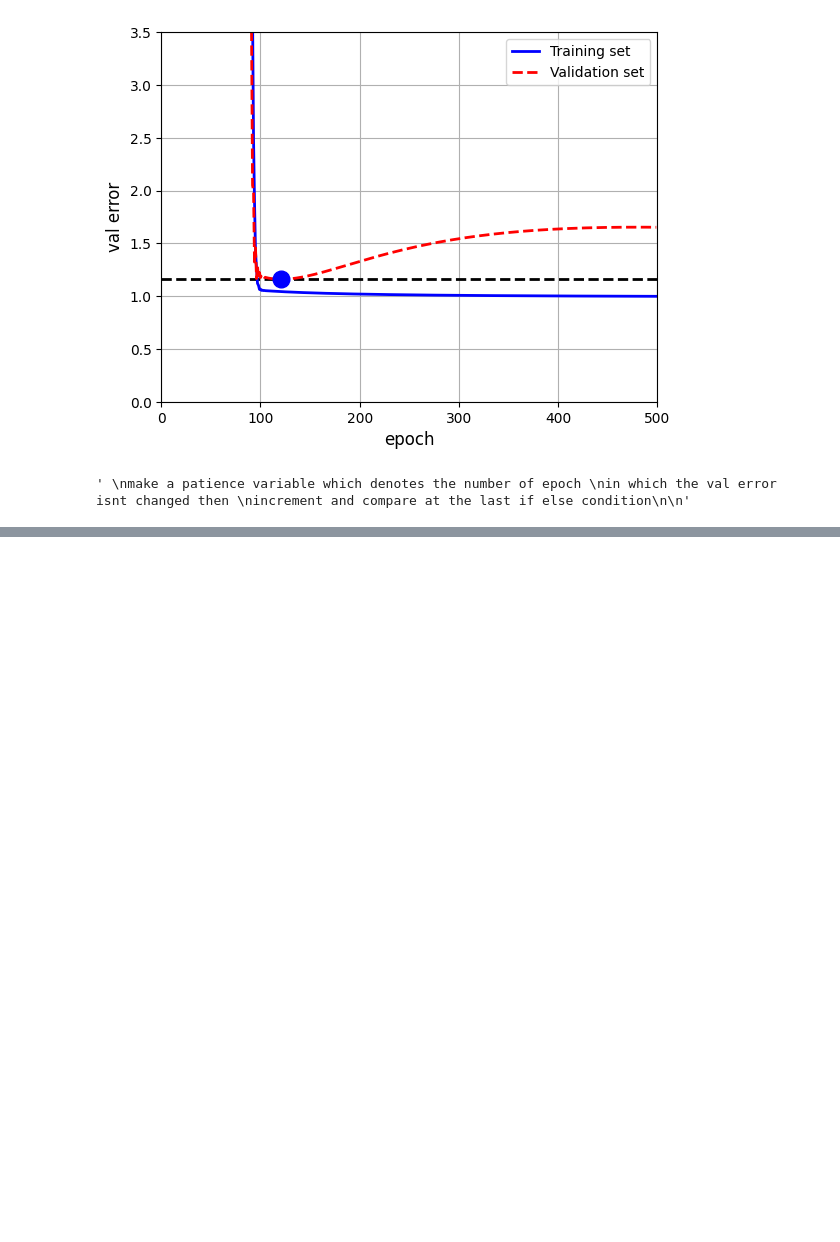
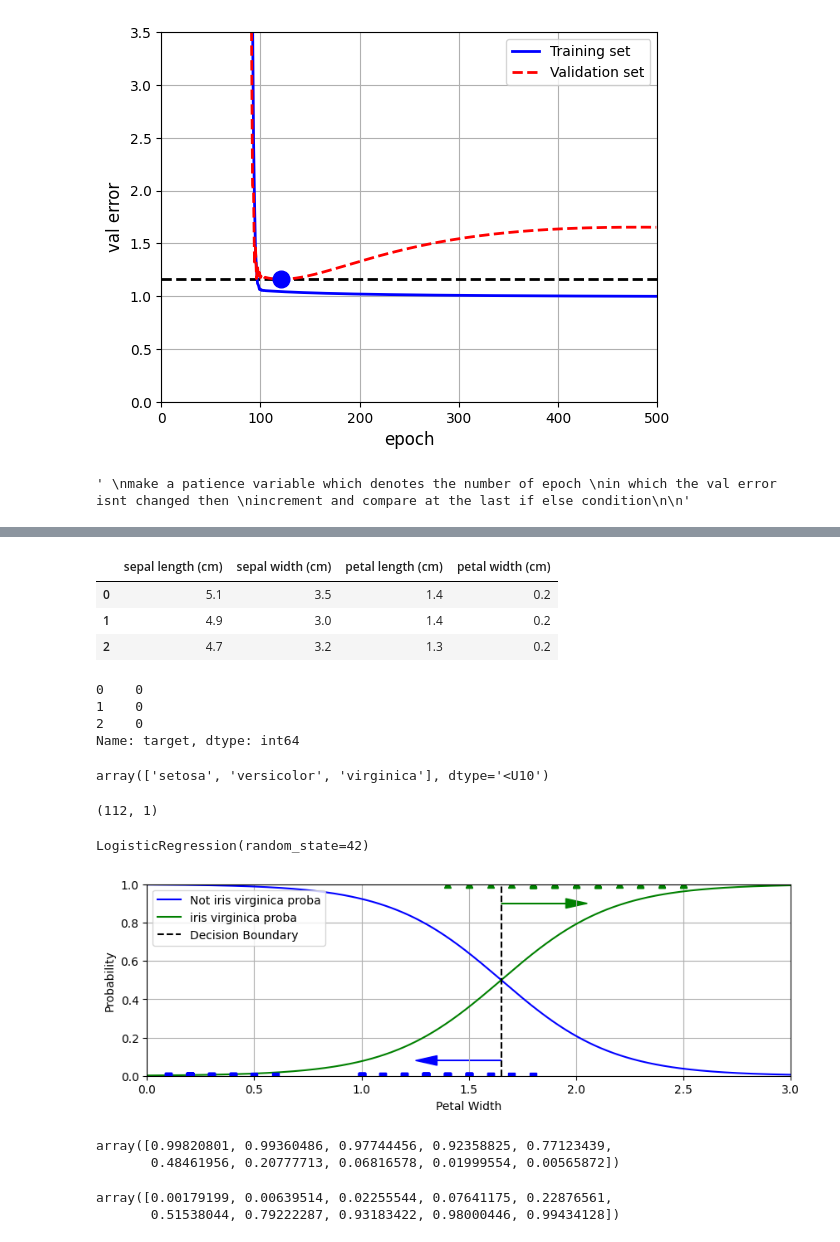
Before and after one commit to LazySeagull/Machine_Learning_Practice, a Jupyter notebook: math/Early_stopping_and_logistic_reg.ipynb, the cells around one changed output, grey strips where cells are left out. Saved outputs shown, nothing was run; the diff lists cells and outputs as text; code cells hidden in the pictures; blank space fills up the shorter version.

```diff
--- a/math/Early_stopping_and_logistic_reg.ipynb
+++ b/math/Early_stopping_and_logistic_reg.ipynb
@@ -83,0 +123,74 @@ inf
+# %%
+iris = load_iris(as_frame=True)
+iris.data.head(3)
+# %% [output]
+|  | sepal length (cm) | sepal width (cm) | petal length (cm) | petal width (cm) |
+| 0 | 5.1 | 3.5 | 1.4 | 0.2 |
+| 1 | 4.9 | 3.0 | 1.4 | 0.2 |
+| 2 | 4.7 | 3.2 | 1.3 | 0.2 |
+# %%
+iris.target.head(3)
+# %% [output]
+0    0
+1    0
+2    0
+Name: target, dtype: int64
+# %%
+iris.target_names
+# %% [output]
+array(['setosa', 'versicolor', 'virginica'], dtype='<U10')
+# %%
+x = iris.data[["petal width (cm)"]].values
+y = iris.target_names[iris.target] =='virginica'
+# %%
+x_train , x_test , y_train , y_test= train_test_split(x , y , random_state=42)
+# %%
+x_train.shape
+# %% [output]
+(112, 1)
+# %%
+log_reg = LogisticRegression(random_state=  42)
+log_reg.fit(x_train , y_train)
+# %% [output]
+LogisticRegression(random_state=42)
+# %%
+def plot_iris_logistic_reg(model ,x_train , y_train):
+    petal_width_new = np.linspace(0 , 3 , 1000).reshape(-1 , 1)
+    y_proba = model.predict_proba(petal_width_new)
+    decision_boundary = petal_width_new[y_proba[: , 1] >= 0.5][0,0]
+
+    plt.figure(figsize=(10 , 3))
+    plt.plot(petal_width_new , y_proba[: , 0] , "b-" , label="Not iris virginica proba")
+    plt.plot(petal_width_new , y_proba[: , 1] , "g-" , label="iris virginica proba")
+    plt.plot([decision_boundary , decision_boundary] , [0. , 1.] , "k--" , label="Decision Boundary")
+    plt.axis([0. , 3. , 0. , 1.])
+    plt.grid()
+    plt.xlabel("Petal Width")
+    plt.ylabel("Probability")
+    plt.legend(loc="upper left" , fontsize=10)
+    plt.plot(x_train[y_train == 0] , y_train[y_train == 0] , "bs")
+    plt.plot(x_train[y_train == 1] , y_train[y_train == 1] , "g^")
+    plt.arrow(x=decision_boundary , y = 0.08 , dx=-0.3 , dy=0 ,
+              head_width=0.05 , head_length=0.1 , fc="b" , ec="b" )
+    plt.arrow(x=decision_boundary , y =0.90 , dx=0.3 , dy=0 ,
+              head_width=0.05 , head_length=0.1 , fc="g" , ec="g")
+
+
+plot_iris_logistic_reg(log_reg , x_train , y_train)
+# %% [output]
+[figure, added]
+# %%
+petal_width_new = np.linspace(0 , 3 , 10).reshape(-1 , 1)
+y_proba = log_reg.predict_proba(petal_width_new)
+decision_boundary = petal_width_new[y_proba[: , 1] >= 0.5][0 ,0]
+
+
+y_proba[: , 0]
+# %% [output]
+array([0.99820801, 0.99360486, 0.97744456, 0.92358825, 0.77123439,
+       0.48461956, 0.20777713, 0.06816578, 0.01999554, 0.00565872])
+# %%
+y_proba[: , 1] # it means P(y==1 | x)
+# %% [output]
+array([0.00179199, 0.00639514, 0.02255544, 0.07641175, 0.22876561,
+       0.51538044, 0.79222287, 0.93183422, 0.98000446, 0.99434128])
```
Also changed, not shown: parts of 8 cells of this notebook.
